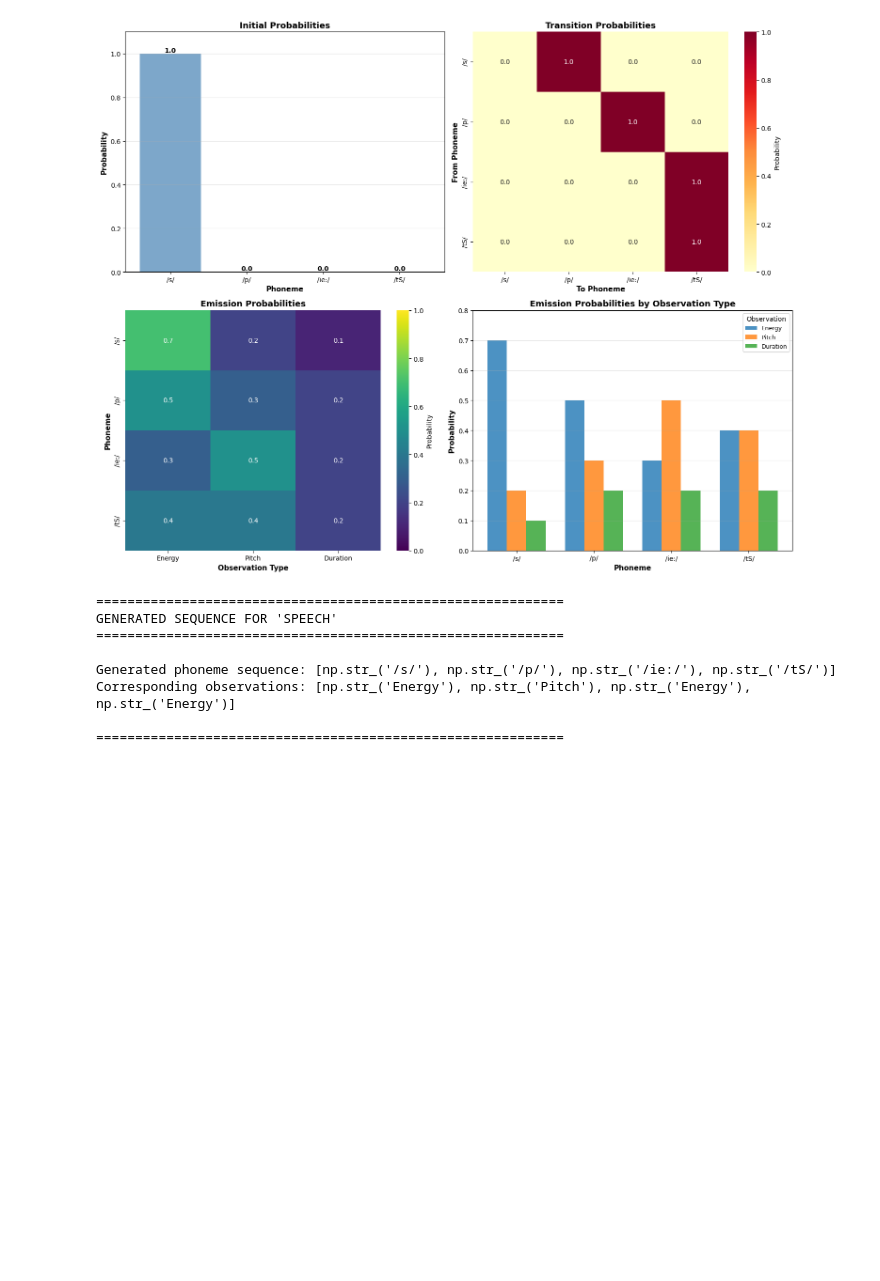
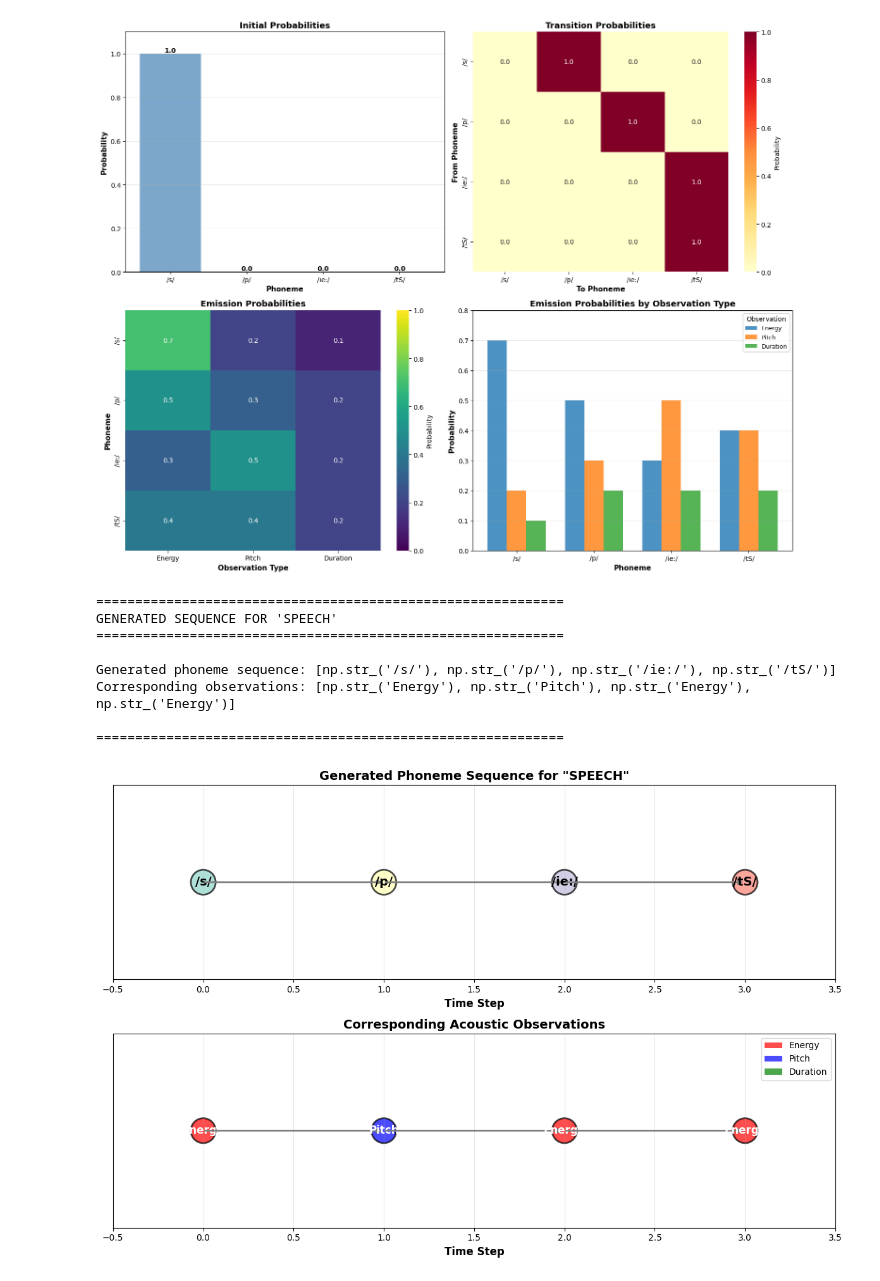
Before and after one commit to Abhijith-E/SPR-lab-2448503, a Jupyter notebook: Lab8.ipynb, the cells around one changed output. Drawn from its saved outputs; the diff is of its cells as text; code cells hidden in the pictures; blank space fills up the shorter version.

Commit message:
feat: add temporal sequence visualization
Create 2-panel plot showing phoneme and observation sequences.
Display temporal flow with arrows and color-coded nodes.
Visualize hidden states and observable acoustic properties.

```diff
--- a/Lab8.ipynb
+++ b/Lab8.ipynb
@@ -251,3 +251,68 @@ Generated phoneme sequence: [np.str_('/s/'), np.str_('/p/'), np.str_('/ie:/'), n
 Corresponding observations: [np.str_('Energy'), np.str_('Pitch'), np.str_('Energy'), np.str_('Energy')]
 
 ============================================================
+# %%
+def visualize_sequence(phoneme_seq: List[str], observation_seq: List[str]):
+    """Visualize the generated phoneme and observation sequence"""
+
+    fig, axes = plt.subplots(2, 1, figsize=(12, 8))
+
+    # Plot 1: Phoneme Sequence
+    ax1 = axes[0]
+    positions = range(len(phoneme_seq))
+    colors = plt.cm.Set3(range(len(phoneme_seq)))
+
+    ax1.scatter(positions, [1]*len(phoneme_seq), s=800, c=colors,
+                alpha=0.7, edgecolors='black', linewidth=2)
+
+    for i, phoneme in enumerate(phoneme_seq):
+        ax1.text(i, 1, phoneme, ha='center', va='center',
+                fontsize=14, fontweight='bold')
+        if i < len(phoneme_seq) - 1:
+            ax1.annotate('', xy=(i+1, 1), xytext=(i, 1),
+                        arrowprops=dict(arrowstyle='->', lw=2, color='gray'))
+
+    ax1.set_xlim(-0.5, len(phoneme_seq)-0.5)
+    ax1.set_ylim(0.5, 1.5)
+    ax1.set_xlabel('Time Step', fontsize=12, fontweight='bold')
+    ax1.set_title('Generated Phoneme Sequence for "SPEECH"',
+                  fontsize=14, fontweight='bold')
+    ax1.set_yticks([])
+    ax1.grid(axis='x', alpha=0.3)
+
+    # Plot 2: Observation Sequence
+    ax2 = axes[1]
+    obs_colors = {'Energy': 'red', 'Pitch': 'blue', 'Duration': 'green'}
+    colors2 = [obs_colors[obs] for obs in observation_seq]
+
+    ax2.scatter(positions, [1]*len(observation_seq), s=800, c=colors2,
+                alpha=0.7, edgecolors='black', linewidth=2)
+
+    for i, obs in enumerate(observation_seq):
+        ax2.text(i, 1, obs, ha='center', va='center',
+                fontsize=12, fontweight='bold', color='white')
+        if i < len(observation_seq) - 1:
+            ax2.annotate('', xy=(i+1, 1), xytext=(i, 1),
+                        arrowprops=dict(arrowstyle='->', lw=2, color='gray'))
+
+    ax2.set_xlim(-0.5, len(observation_seq)-0.5)
+    ax2.set_ylim(0.5, 1.5)
+    ax2.set_xlabel('Time Step', fontsize=12, fontweight='bold')
+    ax2.set_title('Corresponding Acoustic Observations',
+                  fontsize=14, fontweight='bold')
+    ax2.set_yticks([])
+    ax2.grid(axis='x', alpha=0.3)
+
+    # Add legend for observations
+    from matplotlib.patches import Patch
+    legend_elements = [Patch(facecolor=color, label=obs, alpha=0.7)
+                      for obs, color in obs_colors.items()]
+    ax2.legend(handles=legend_elements, loc='upper right', fontsize=10)
+
+    plt.tight_layout()
+    plt.show()
+
+# Visualize the generated sequence
+visualize_sequence(phoneme_seq, observation_seq)
+# %% [output]
+[figure, added]
```
